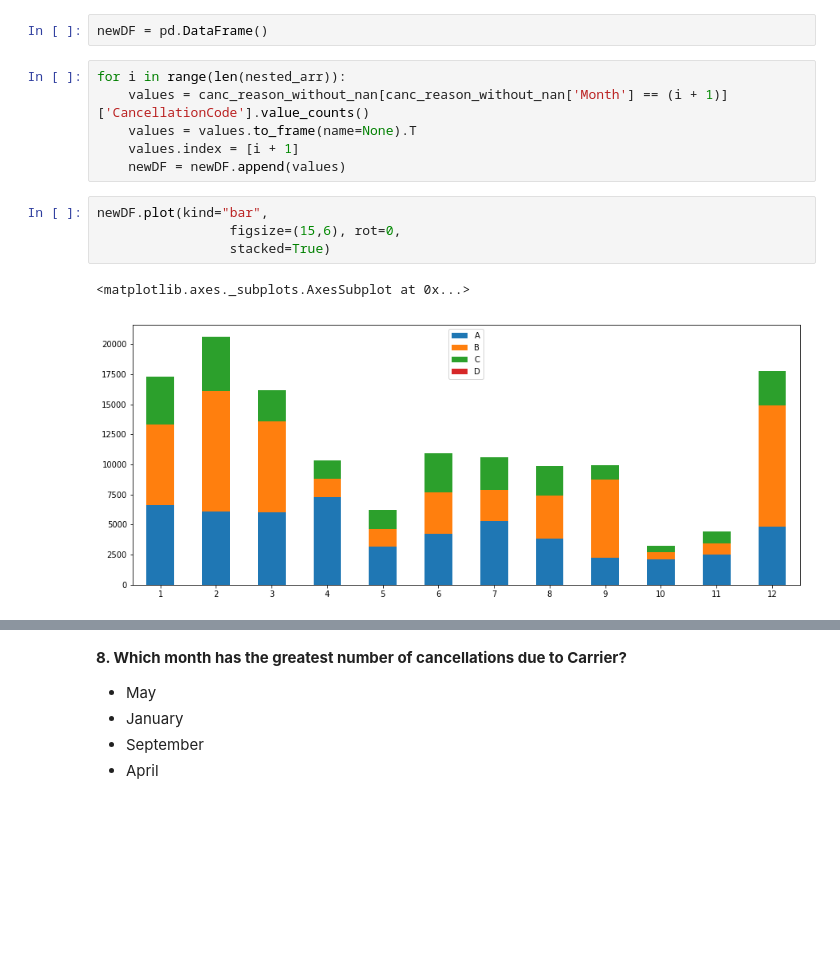
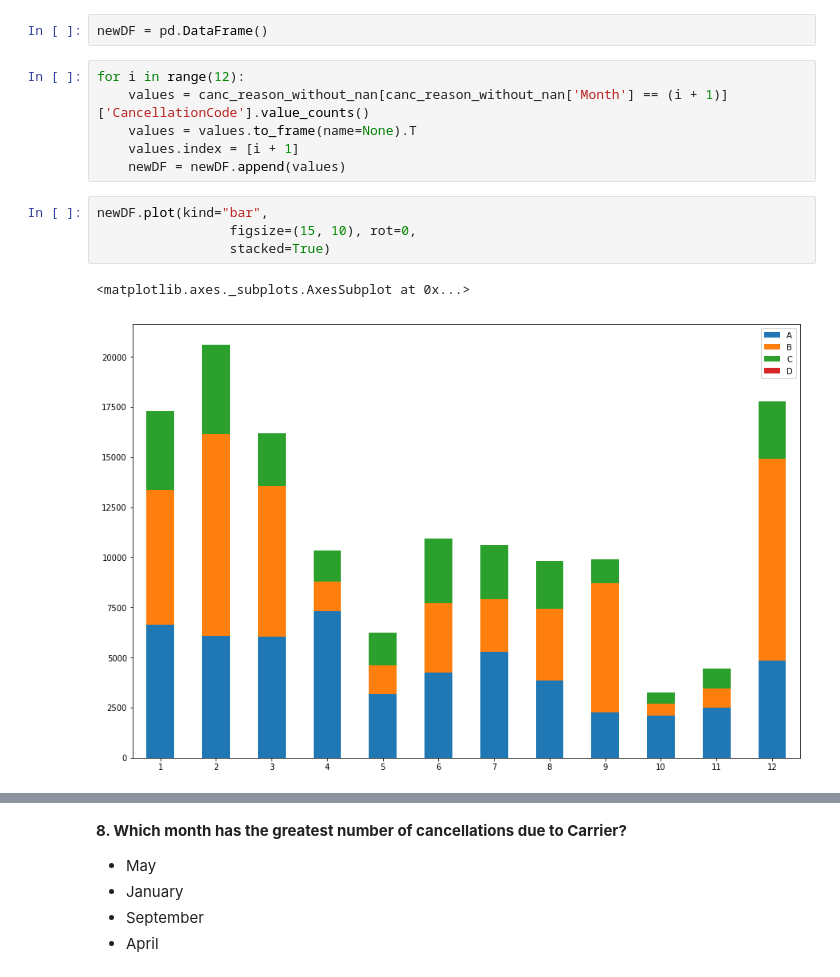
Before and after one commit to plyutik/mlcourse.ai, a Jupyter notebook: jupyter_english/assignments_fall2018/assignment2_USA_flights.ipynb, the cells around one changed output, grey strips where cells are left out. Cells and saved outputs as stored; diff of their text form; blank space fills up the shorter version.

```diff
--- a/jupyter_english/assignments_fall2018/assignment2_USA_flights.ipynb
+++ b/jupyter_english/assignments_fall2018/assignment2_USA_flights.ipynb
@@ -665,15 +664,15 @@ canc_reason_without_nan['Month'].value_counts().plot(kind='bar', title ='Quantit
 # %%
 newDF = pd.DataFrame()
 # %%
-for i in range(len(nested_arr)):
+for i in range(12):
     values = canc_reason_without_nan[canc_reason_without_nan['Month'] == (i + 1)]['CancellationCode'].value_counts()
     values = values.to_frame(name=None).T
     values.index = [i + 1]
     newDF = newDF.append(values)
 # %%
 newDF.plot(kind="bar",
-                 figsize=(15,6), rot=0,
+                 figsize=(15, 10), rot=0,
                  stacked=True)
 # %% [output]
 <matplotlib.axes._subplots.AxesSubplot at 0x...>
-[figure, old version]
+[figure, new version]
```
Also changed, not shown: parts of 19 cells of this notebook.
